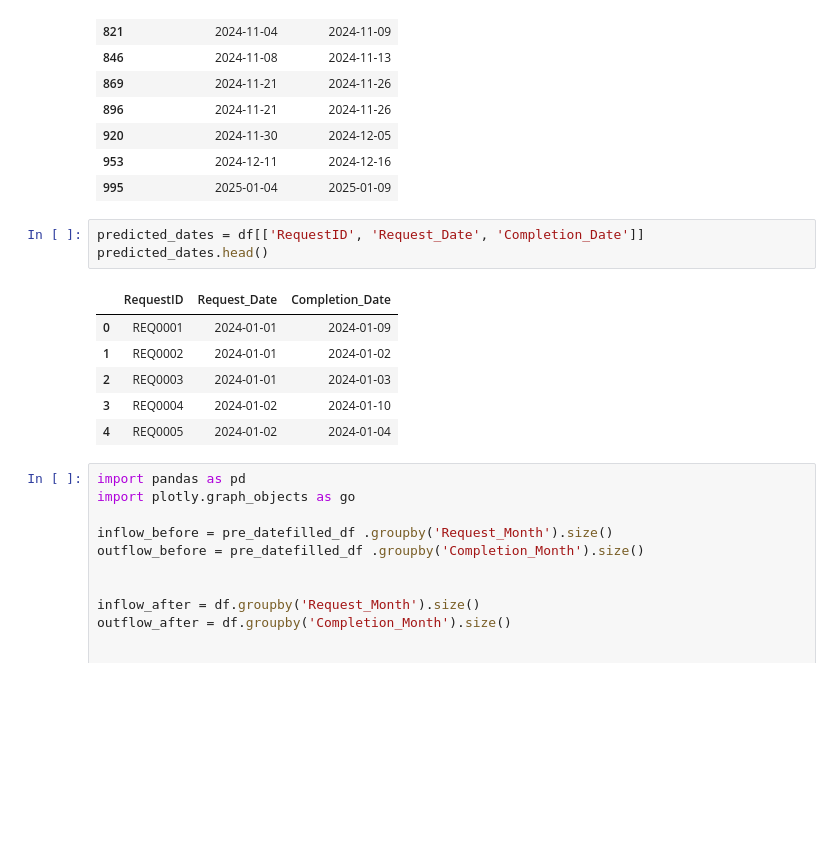
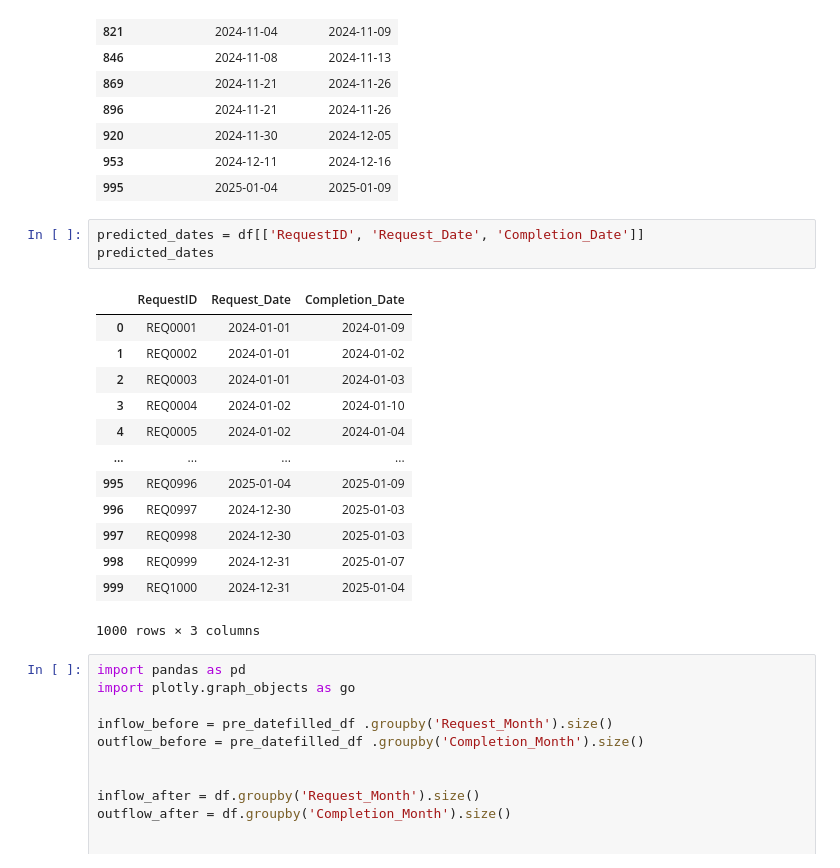
Before and after one commit to FadQode/Data_analysis, a Jupyter notebook: DS3.ipynb, the cells around one changed output. Drawn from its saved outputs; the diff is of its cells as text; blank space fills up the shorter version.

```diff
--- a/DS3.ipynb
+++ b/DS3.ipynb
@@ -902,14 +902,21 @@ display(predicted_request_df)
 | 995 | 2025-01-04 | 2025-01-09 |
 # %%
 predicted_dates = df[['RequestID', 'Request_Date', 'Completion_Date']]
-predicted_dates.head()
+predicted_dates
 # %% [output]
 |  | RequestID | Request_Date | Completion_Date |
 | 0 | REQ0001 | 2024-01-01 | 2024-01-09 |
 | 1 | REQ0002 | 2024-01-01 | 2024-01-02 |
 | 2 | REQ0003 | 2024-01-01 | 2024-01-03 |
 | 3 | REQ0004 | 2024-01-02 | 2024-01-10 |
 | 4 | REQ0005 | 2024-01-02 | 2024-01-04 |
+| ... | ... | ... | ... |
+| 995 | REQ0996 | 2025-01-04 | 2025-01-09 |
+| 996 | REQ0997 | 2024-12-30 | 2025-01-03 |
+| 997 | REQ0998 | 2024-12-30 | 2025-01-03 |
+| 998 | REQ0999 | 2024-12-31 | 2025-01-07 |
+| 999 | REQ1000 | 2024-12-31 | 2025-01-04 |
+1000 rows × 3 columns
 # %%
 import pandas as pd
 import plotly.graph_objects as go
```
Also changed, not shown: parts of 10 cells of this notebook.
